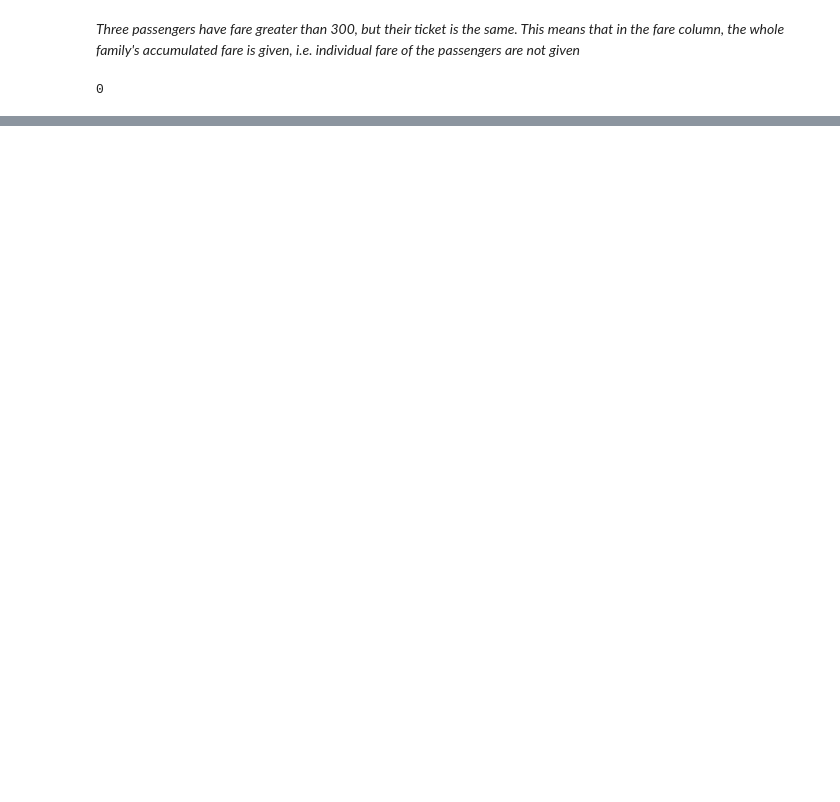
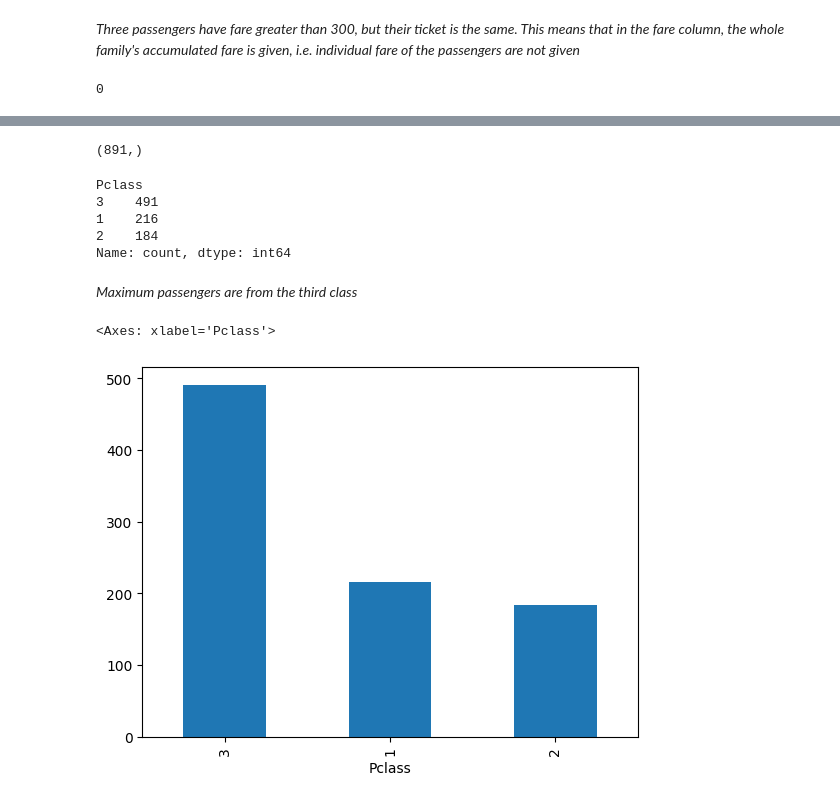
Before and after one commit to NityaVerma19/EDA-on-titanic-dataset, a Jupyter notebook: eda-extracting-insights.ipynb, the cells around one changed output, grey strips where cells are left out. Saved outputs shown, nothing was run; the diff lists cells and outputs as text; code cells hidden in the pictures; blank space fills up the shorter version.

```diff
--- a/eda-extracting-insights.ipynb
+++ b/eda-extracting-insights.ipynb
@@ -178,0 +226,21 @@ df['Fare'].isnull().sum()
+# %%
+df['Pclass'].shape
+# %% [output]
+(891,)
+# %%
+df['Pclass'].value_counts()
+# %% [output]
+Pclass
+3    491
+1    216
+2    184
+Name: count, dtype: int64
+# %% [markdown]
+*Maximum passengers are from the third class*
+# %%
+#visualizing the number of passengers from each class
+
+df['Pclass'].value_counts().plot(kind = "bar")
+# %% [output]
+<Axes: xlabel='Pclass'>
+[figure, added]
```
Also changed, not shown: parts of 30 cells of this notebook.
